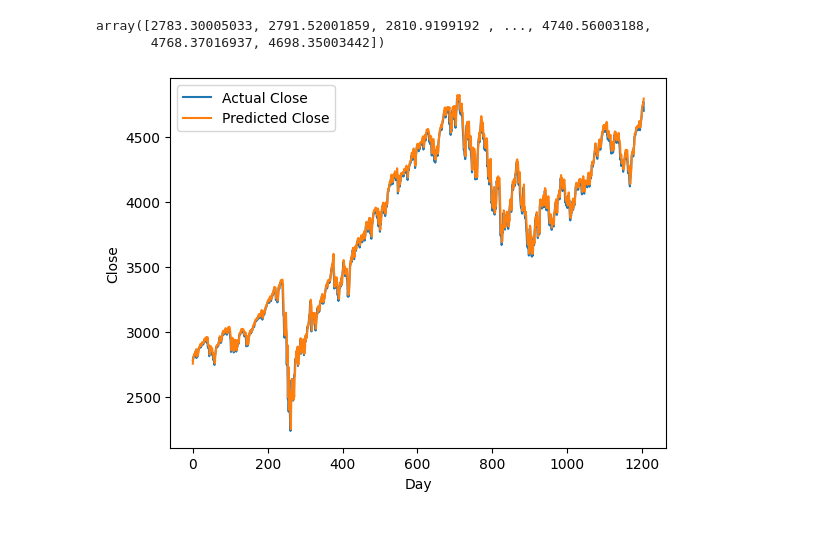
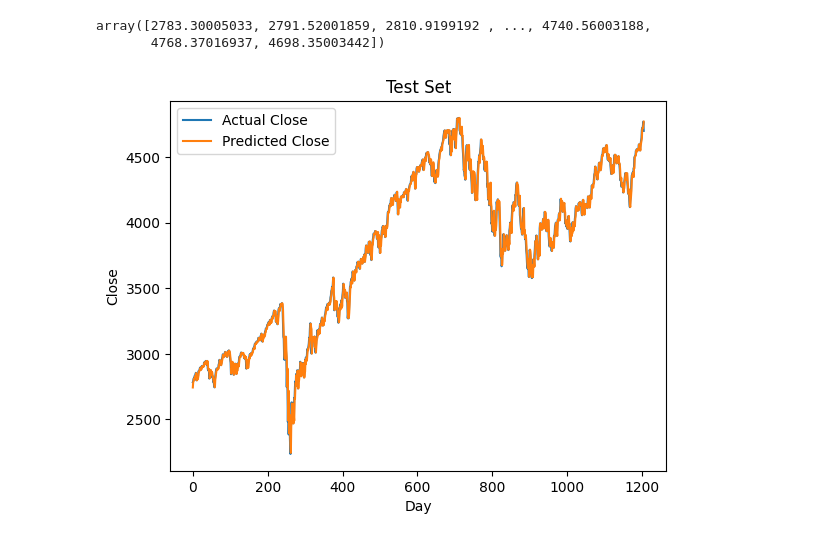
Before and after one commit to jbesoto/spy-etf-rnn-stock-predictor, a Jupyter notebook: notebooks/LSTM_torch.ipynb, the cells around one changed output. Drawn from its saved outputs; the diff is of its cells as text; code cells hidden in the pictures.

```diff
--- a/notebooks/LSTM_torch.ipynb
+++ b/notebooks/LSTM_torch.ipynb
@@ -417,12 +417,13 @@ array([2783.30005033, 2791.52001859, 2810.9199192 , ..., 4740.56003188,
 # %%
 plt.plot(new_y_test, label='Actual Close')
 plt.plot(test_predictions, label='Predicted Close')
+plt.title('Test Set')
 plt.xlabel('Day')
 plt.ylabel('Close')
 plt.legend()
 plt.show()
 # %% [output]
-[figure, old version]
+[figure, new version]
 # %%
 baseline_evals = Evaluate(new_y_test, test_predictions)
 baseline_evals.mape, baseline_evals.var_ratio
```
Also changed, not shown: parts of 7 cells of this notebook.
